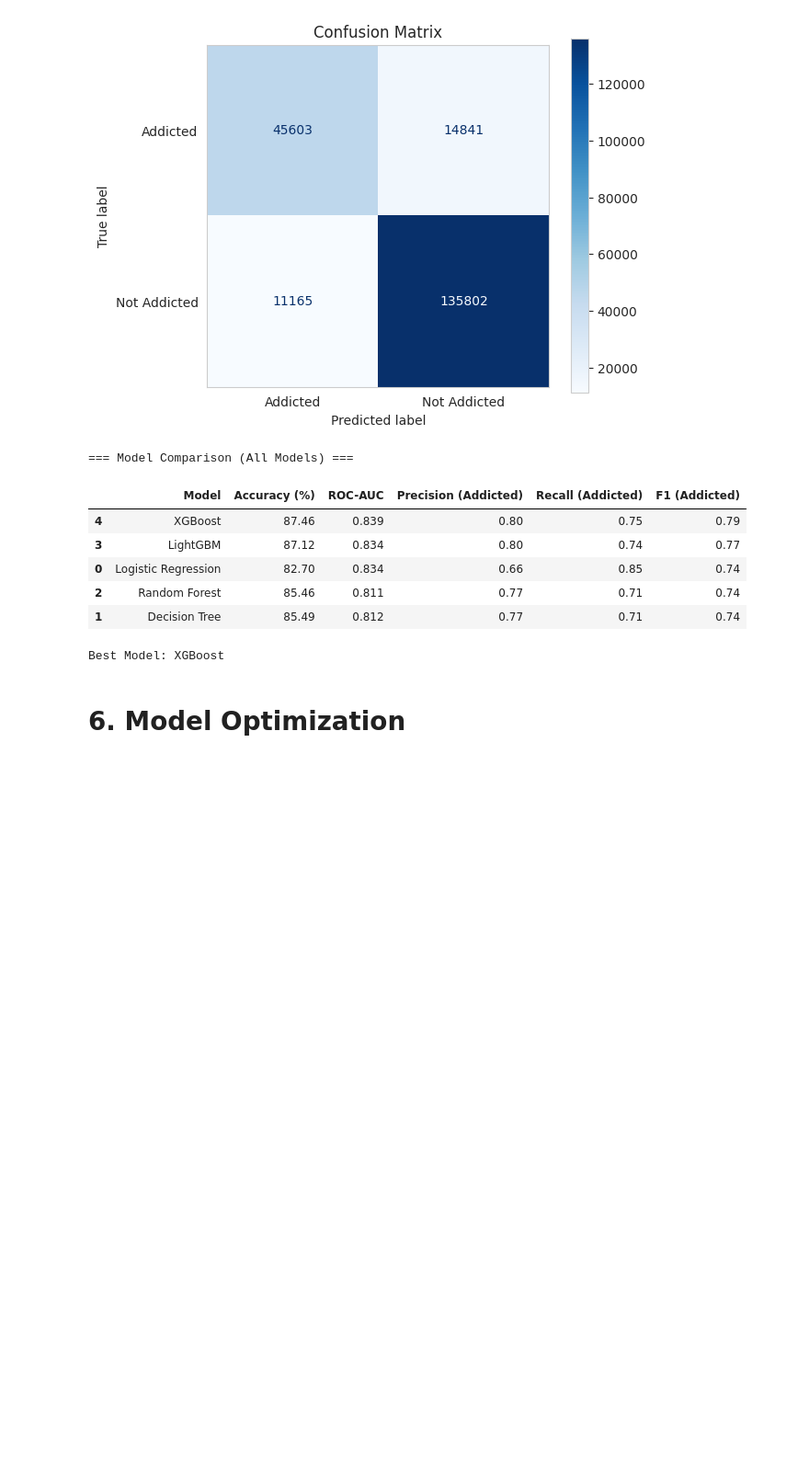
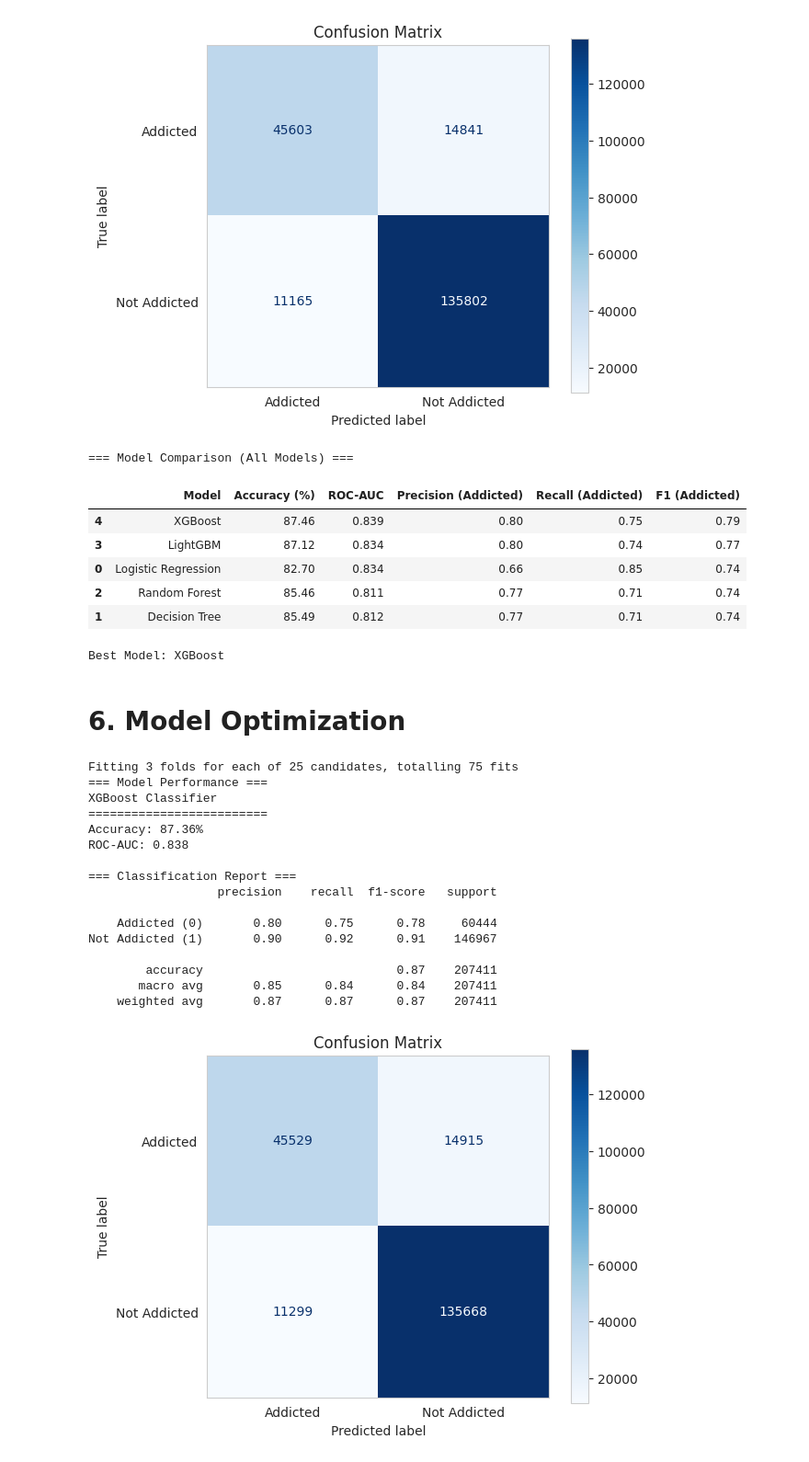
Before and after one commit to kamxsato/MIS444_Final_Project, a Jupyter notebook: 24104087_Final_Project.ipynb, the cells around one changed output. Shown at 92% size. Saved outputs shown, nothing was run; the diff lists cells and outputs as text; code cells hidden in the pictures; blank space fills up the shorter version.

```diff
--- a/24104087_Final_Project.ipynb
+++ b/24104087_Final_Project.ipynb
@@ -993,0 +994,61 @@ Best Model: XGBoost
+# %%
+# 6.1 XGBoost Optimization
+
+kf = StratifiedKFold(n_splits=3, shuffle=True, random_state=42)
+
+xgb_model = XGBClassifier(
+    objective='binary:logistic',
+    eval_metric='logloss',
+    tree_method='hist',
+    device='cuda',
+    random_state=42,
+    n_jobs=-1
+)
+
+xgb_param_grid = {
+    'n_estimators': [100, 200, 300],
+    'max_depth': [3, 6, 9],
+    'learning_rate': [0.01, 0.05, 0.1, 0.3],
+    'subsample': [0.7, 0.8, 0.9, 1.0],
+    'colsample_bytree': [0.7, 0.8, 0.9, 1.0]
+}
+
+xgb_grid = RandomizedSearchCV(
+    estimator=xgb_model,
+    param_distributions=xgb_param_grid,
+    n_iter=25,
+    scoring='f1',
+    cv=kf,
+    n_jobs=1,
+    verbose=1,
+    random_state=42,
+    return_train_score=False
+)
+
+xgb_grid.fit(X_sub, y_sub)
+
+best_xgb = xgb_grid.best_estimator_
+best_xgb.fit(X_train, y_train)
+
+y_pred_xgb_tuned = best_xgb.predict(X_val)
+y_prob_xgb_tuned = best_xgb.predict_proba(X_val)[:, 1]
+
+res_xgb_tuned = evaluate(y_val, y_pred_xgb_tuned, 'XGBoost Classifier')
+# %% [output]
+Fitting 3 folds for each of 25 candidates, totalling 75 fits
+=== Model Performance ===
+XGBoost Classifier
+=========================
+Accuracy: 87.36%
+ROC-AUC: 0.838
+
+=== Classification Report ===
+                  precision    recall  f1-score   support
+
+    Addicted (0)       0.80      0.75      0.78     60444
+Not Addicted (1)       0.90      0.92      0.91    146967
+
+        accuracy                           0.87    207411
+       macro avg       0.85      0.84      0.84    207411
+    weighted avg       0.87      0.87      0.87    207411
+[figure, added]
```
Also changed, not shown: parts of 16 cells of this notebook.
